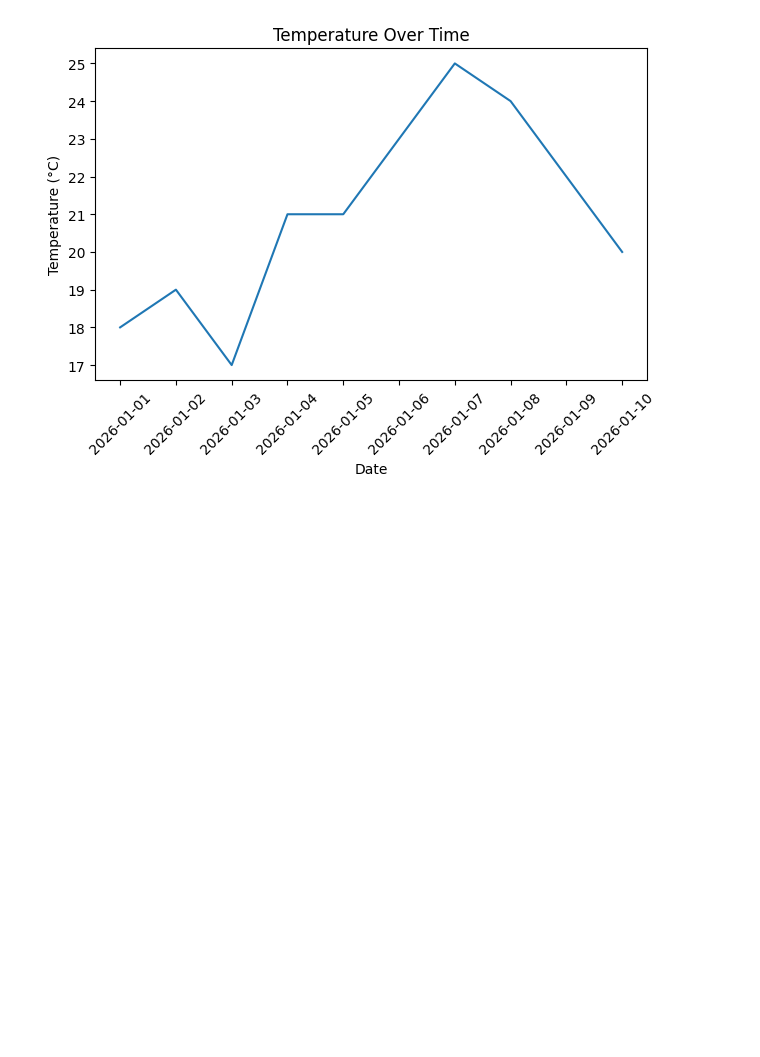
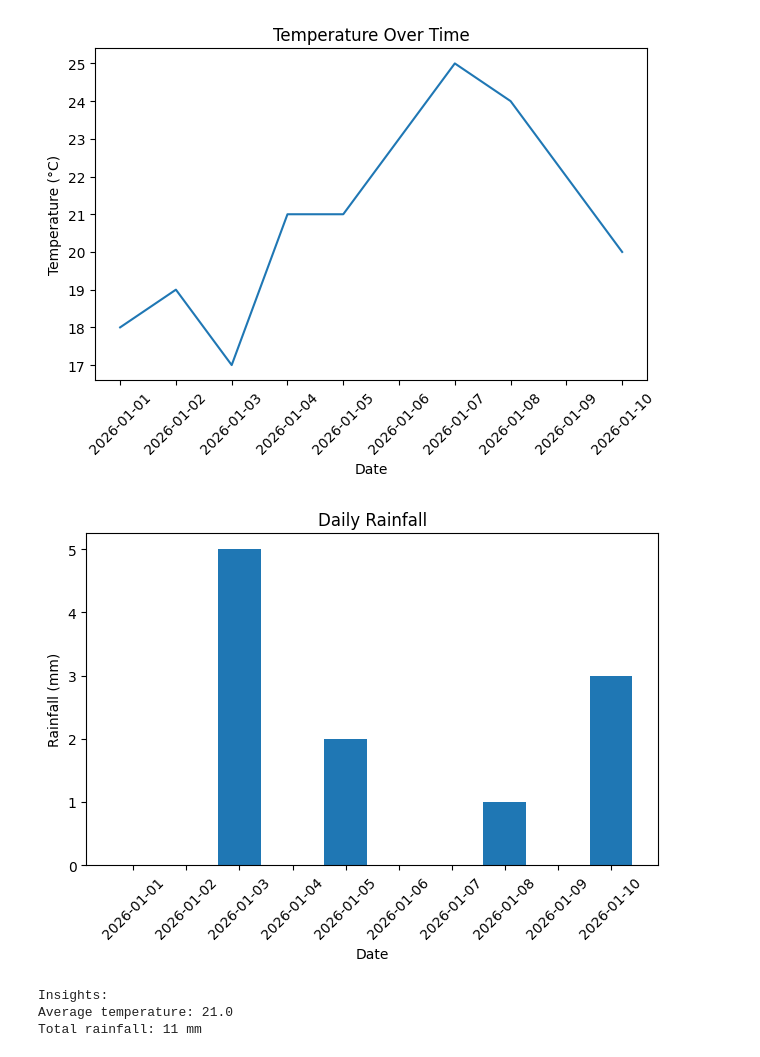
Before and after one commit to SanjogWiz01/Data-Visualization, a Jupyter notebook: PROJECT/Weather_podcasting.ipynb, the cells around one changed output. Drawn from its saved outputs; the diff is of its cells as text; code cells hidden in the pictures; blank space fills up the shorter version.

```diff
--- a/PROJECT/Weather_podcasting.ipynb
+++ b/PROJECT/Weather_podcasting.ipynb
@@ -100,3 +100,23 @@ plt.tight_layout()
 plt.show()
 # %% [output]
 [figure]
+# %%
+# FOR THE RAIN FALL BAR CHART
+plt.figure()
+plt.bar(df["date"], df["rainfall"])
+plt.title("Daily Rainfall")
+plt.xlabel("Date")
+plt.ylabel("Rainfall (mm)")
+plt.xticks(rotation=45)
+plt.tight_layout()
+plt.show()
+# %% [output]
+[figure, added]
+# %%
+print("\nInsights:")
+print("Average temperature:", round(df['temperature'].mean(), 2))
+print("Total rainfall:", df["rainfall"].sum(), "mm")
+# %% [output]
+Insights:
+Average temperature: 21.0
+Total rainfall: 11 mm
```
